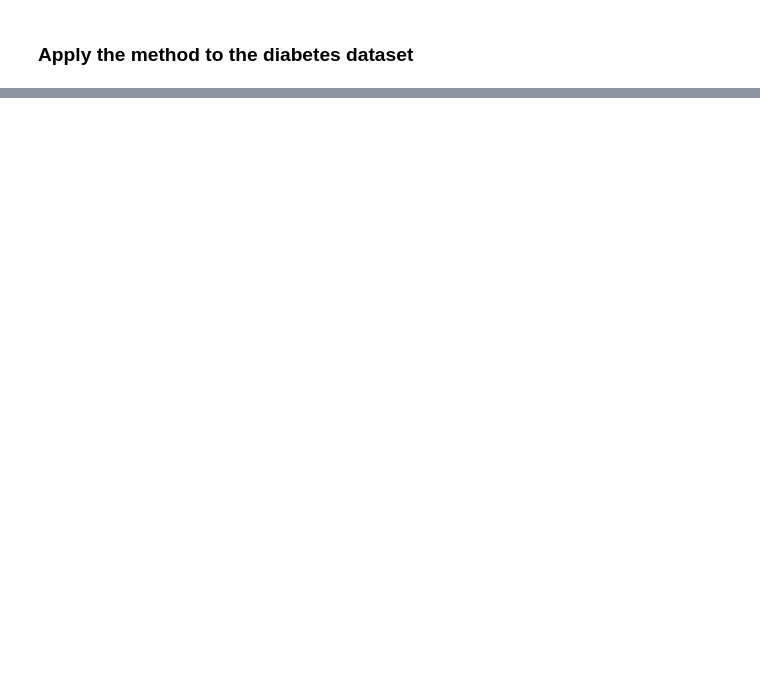
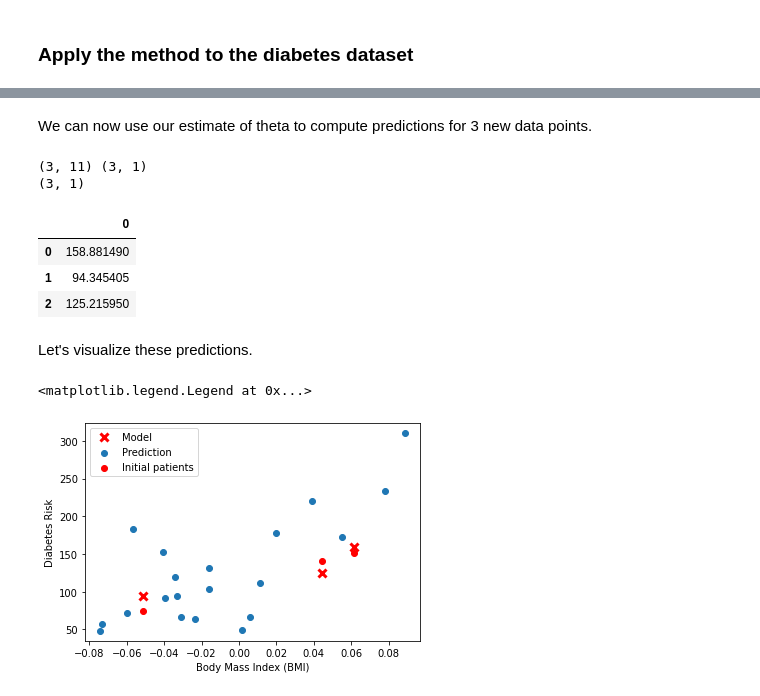
Before and after one commit to ShaunakSen/Data-Science-and-Machine-Learning, a Jupyter notebook: Applied_ML_CS_5785.ipynb, the cells around one changed output, grey strips where cells are left out. Drawn from its saved outputs; the diff is of its cells as text; code cells hidden in the pictures; blank space fills up the shorter version.

```diff
--- a/Applied_ML_CS_5785.ipynb
+++ b/Applied_ML_CS_5785.ipynb
@@ -1300,0 +1309,20 @@ This theta* is the closed form solution
+# %%
+# Load the diabetes dataset
+diabetes_data = datasets.load_diabetes()
+
+feature_names = diabetes_data['feature_names']
+X, y = diabetes_data['data'], diabetes_data['target']
+
+X = pd.DataFrame(data=X, columns=feature_names)
+y = pd.DataFrame(data=y, columns=['Target'])
+# %%
+# add an extra column of ones for the design matrix
+X['one'] = 1
+
+# Collect 20 data points
+X_train = X.iloc[-20:]
+y_train = y.iloc[-20:]
+
+plt.scatter(X_train.loc[:,['bmi']], y_train,  color='black')
+plt.xlabel('Body Mass Index (BMI)')
+plt.ylabel('Diabetes Risk')
@@ -1300,0 +1355,4 @@ This theta* is the closed form solution
+# %%
+theta_best = np.linalg.inv(X_train.T.dot(X_train)).dot(X_train.T).dot(y_train) ### op shape should be 11x1 (dx1)
+
+print (theta_best.shape)
@@ -1300,0 +1381,36 @@ This theta* is the closed form solution
+# %% [markdown]
+We can now use our estimate of theta to compute predictions for 3 new data points.
+# %%
+# Collect 3 data points for testing
+X_test = X.iloc[:3]
+y_test = y.iloc[:3]
+
+print (X_test.shape, y_test.shape)
+
+# generate predictions on the new patients
+y_test_pred = X_test.dot(theta_best)  ### 3x11 . 11x1
+
+print (y_test_pred.shape)
+# %% [output]
+(3, 11) (3, 1)
+(3, 1)
+# %%
+y_test_pred
+# %% [output]
+|  | 0 |
+| 0 | 158.881490 |
+| 1 | 94.345405 |
+| 2 | 125.215950 |
+# %% [markdown]
+Let's visualize these predictions.
+# %%
+# visualize the results
+plt.xlabel('Body Mass Index (BMI)')
+plt.ylabel('Diabetes Risk')
+plt.scatter(X_train.loc[:, ['bmi']], y_train)
+plt.scatter(X_test.loc[:, ['bmi']], y_test, color='red', marker='o')
+plt.plot(X_test.loc[:, ['bmi']], y_test_pred.values, 'x', color='red', mew=3, markersize=8)
+plt.legend(['Model', 'Prediction', 'Initial patients', 'New patients'])
+# %% [output]
+<matplotlib.legend.Legend at 0x...>
+[figure, added]
```
Also changed, not shown: parts of 8 cells of this notebook.
